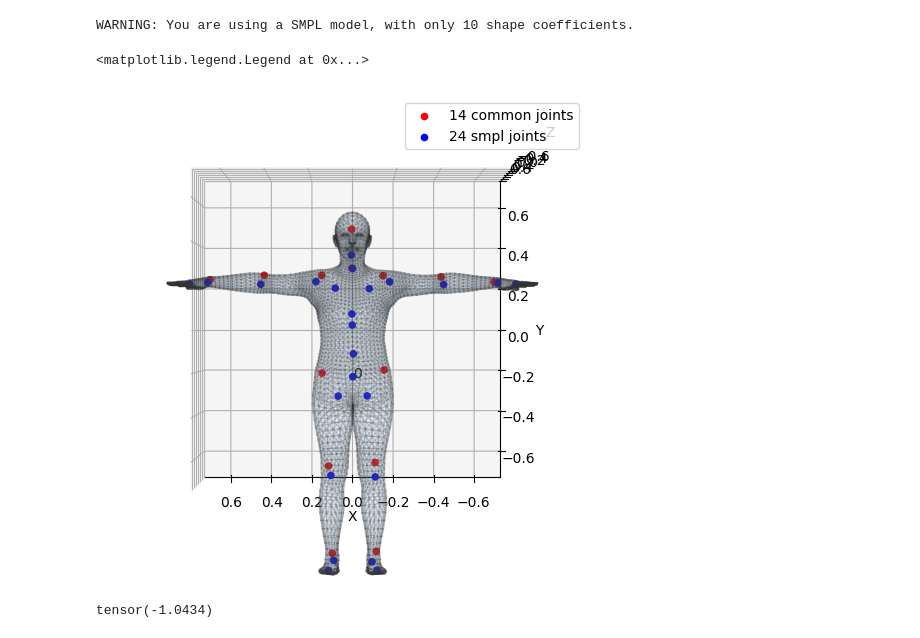
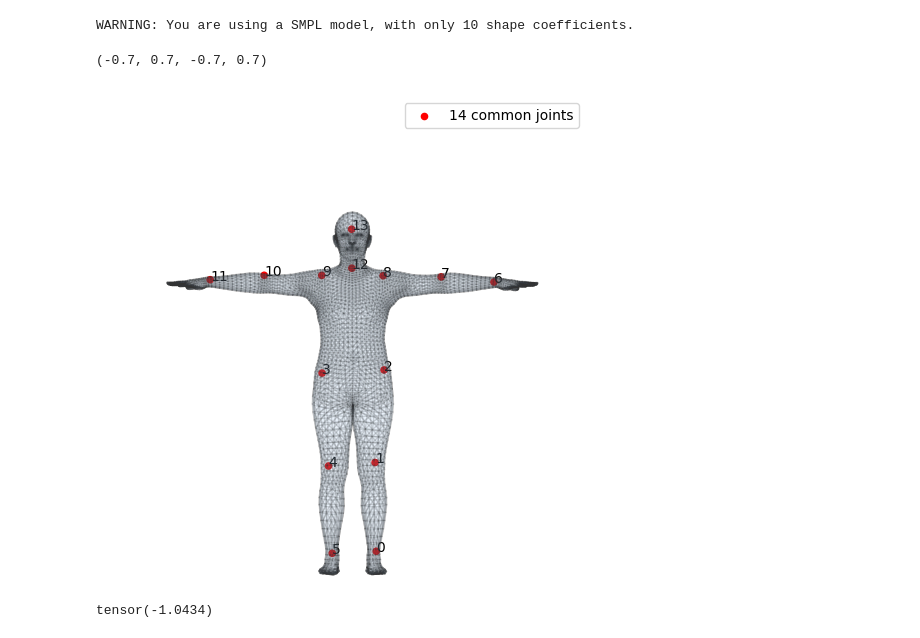
Before and after one commit to sspsk/thesis, a Jupyter notebook: notebooks/angle_quantization.ipynb, the cells around one changed output. Saved outputs shown, nothing was run; the diff lists cells and outputs as text; code cells hidden in the pictures.

```diff
--- a/notebooks/angle_quantization.ipynb
+++ b/notebooks/angle_quantization.ipynb
@@ -71,22 +72,22 @@ joints = output.joints[:,:24,:].cpu().detach()
 # %%
 ax = display_model(
             {'verts': output.vertices.cpu().detach(),
              'joints': output.joints[0,:24,:].cpu().detach()},
             model_faces=smpl.faces.astype(int),
             with_joints=False,
             kintree_table=smpl.parents,
             savepath=None,
             show=False)
 ax.view_init(elev=-90,azim=90)
 ax.scatter3D(j14[0,:,0],j14[0,:,1],j14[0,:,2],c='red',alpha=1,label='14 common joints')
-ax.scatter3D(joints[0,:,0],joints[0,:,1],joints[0,:,2],c='blue',alpha=1,label='24 smpl joints')
-for i in range(joints.shape[1]):
-    if i == 0:
-        ax.text(joints[0,i,0],joints[0,i,1],joints[0,i,2],str(i))
+#ax.scatter3D(joints[0,:,0],joints[0,:,1],joints[0,:,2],c='blue',alpha=1,label='24 smpl joints')
+for i in range(j14.shape[1]):
+    ax.text(j14[0,i,0],j14[0,i,1],j14[0,i,2],str(i))
 ax.legend()
+plt.axis('off')
 # %% [output]
-<matplotlib.legend.Legend at 0x...>
+(-0.7, 0.7, -0.7, 0.7)
-[figure, old version]
+[figure, new version]
 # %%
 j14[0,0,1]
 # %% [output]
```
Also changed, not shown: parts of 1 cell of this notebook, 4 other files.
